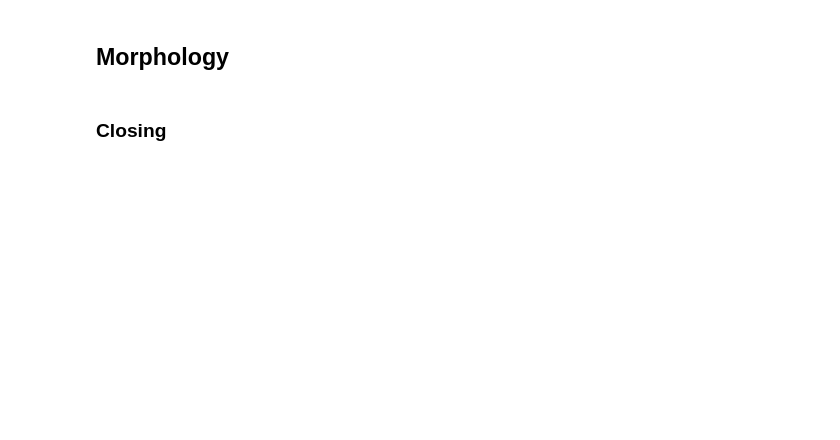
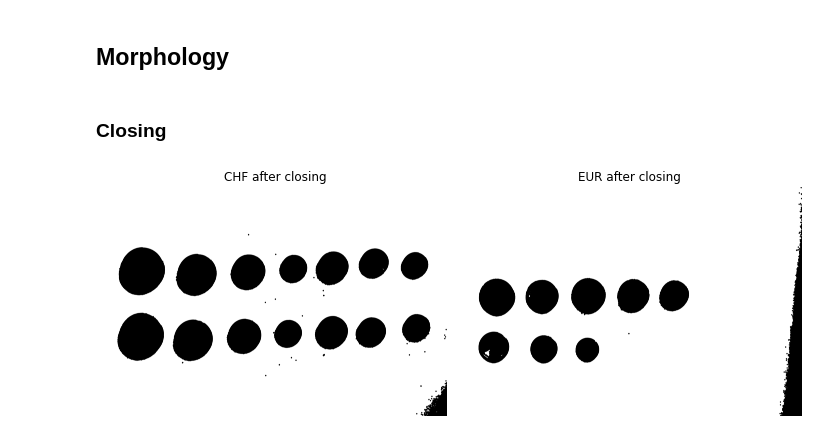
Before and after one commit to renukasinghvirk/Project_imageanalysis, a Jupyter notebook: Group56.ipynb, the cells around one changed output. Cells and saved outputs as stored; diff of their text form; code cells hidden in the pictures; blank space fills up the shorter version.

```diff
--- a/Group56.ipynb
+++ b/Group56.ipynb
@@ -168,0 +176,11 @@ plot_images(imgs=imgs_closing, sizes=disk_sizes, title="Closing")
+# %%
+#chf_closed = binary_closing(chf_threshold, disk(50))
+eur_closed = binary_erosion(eur_threshold, disk(12))
+
+chf_closed = binary_erosion(chf_threshold, disk (12))
+#chf_closed = binary_dilation(chf_closed, disk(5))
+# chf_closed = remove_holes(chf_closed, 15)
+
+plot_chf_and_euro(chf_closed, eur_closed, 'CHF after closing', 'EUR after closing', 'gray')
+# %% [output]
+[figure, added]
```
Also changed, not shown: parts of 15 cells of this notebook.
